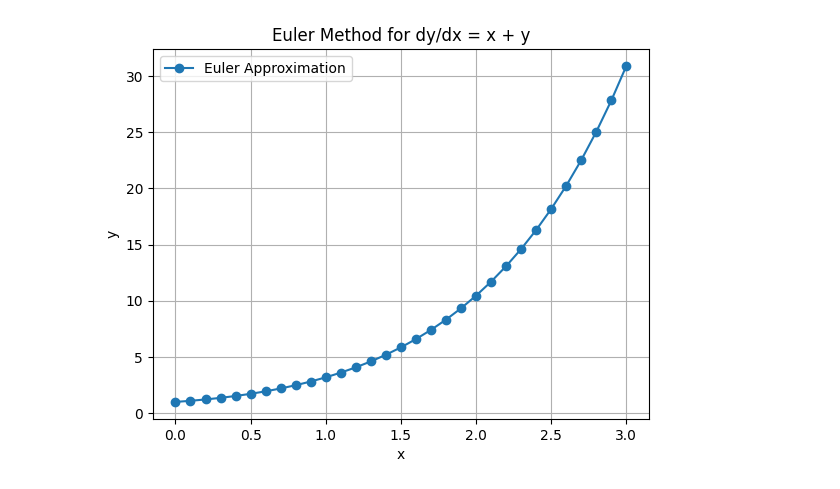
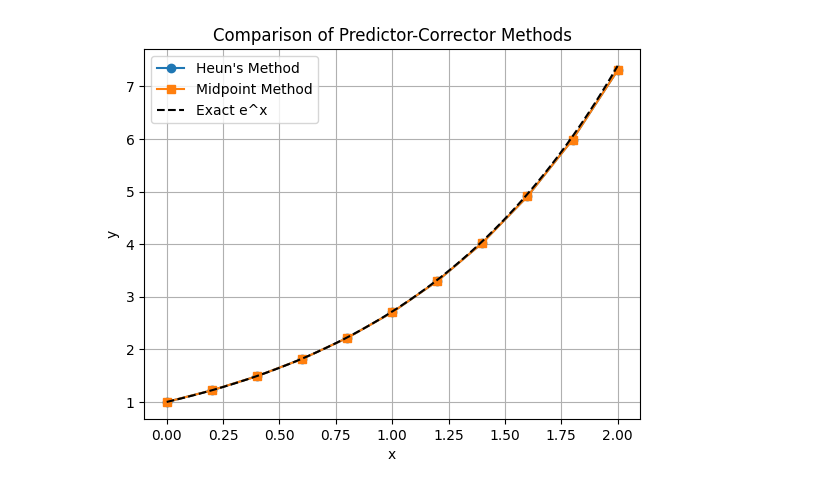
Before and after one commit to danikayoung16/MAT421, a Jupyter notebook: ModuleH.ipynb, the cells around one changed output. Saved outputs shown, nothing was run; the diff lists cells and outputs as text; code cells hidden in the pictures.

```diff
--- a/ModuleH.ipynb
+++ b/ModuleH.ipynb
@@ -185,29 +118,33 @@ plt.show()
-# %%
-# dy/dx = x + y, y(0) = 1
-
-def f(x, y):
-    return x + y
-
-x0 = 0
-y0 = 1
-h = 0.1
-n_steps = 30
-
-x_vals = [x0]
-y_vals = [y0]
-
-for i in range(n_steps):
-    y0 = y0 + h * f(x0, y0)
-    x0 = x0 + h
-    x_vals.append(x0)
-    y_vals.append(y0)
-
-plt.plot(x_vals, y_vals, 'o-', label='Euler Approximation')
-plt.xlabel("x")
-plt.ylabel("y")
-plt.title("Euler Method for dy/dx = x + y")
-plt.legend()
-plt.grid(True)
-plt.show()
-# %% [output]
-[figure, removed]
+# %%
+def midpoint_method(x0, y0, h, steps):
+    x_vals = [x0]
+    y_vals = [y0]
+
+    for _ in range(steps):
+        x_n = x_vals[-1]
+        y_n = y_vals[-1]
+
+        k1 = f(x_n, y_n)
+        k2 = f(x_n + h/2, y_n + (h/2) * k1)
+        y_next = y_n + h * k2
+        x_next = x_n + h
+
+        x_vals.append(x_next)
+        y_vals.append(y_next)
+
+    return x_vals, y_vals
+
+x_vals2, y_vals2 = midpoint_method(x0, y0, h, steps)
+
+# Plot both methods
+plt.plot(x_vals, y_vals, 'o-', label="Heun's Method")
+plt.plot(x_vals2, y_vals2, 's-', label="Midpoint Method")
+plt.plot(x_exact, y_exact, 'k--', label="Exact e^x")
+plt.legend()
+plt.grid(True)
+plt.title("Comparison of Predictor-Corrector Methods")
+plt.xlabel("x")
+plt.ylabel("y")
+plt.show()
+# %% [output]
+[figure, added]
```
Also changed, not shown: parts of 14 cells of this notebook.
